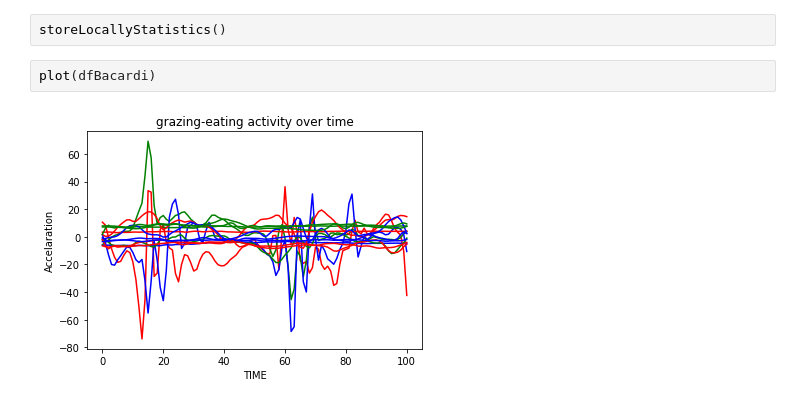
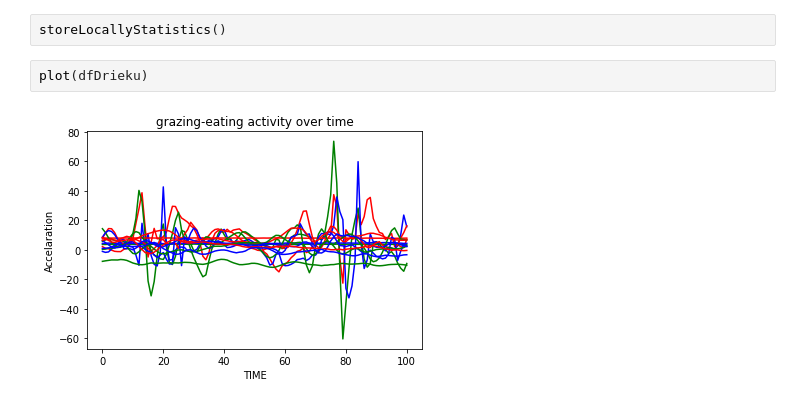
Before and after one commit to emircan-35/Classifying-horse-activities-with-big-data-using-machine-learning, a Jupyter notebook: AAR/codes/main.ipynb, the cells around one changed output. Drawn from its saved outputs; the diff is of its cells as text.

```diff
--- a/AAR/codes/main.ipynb
+++ b/AAR/codes/main.ipynb
@@ -39,6 +39,6 @@ def storeLocallyStatistics():
 # %%
 storeLocallyStatistics()
 # %%
-plot(dfBacardi)
+plot(dfDrieku)
 # %% [output]
-[figure, old version]
+[figure, new version]
```
Also changed, not shown: 4 other files.
